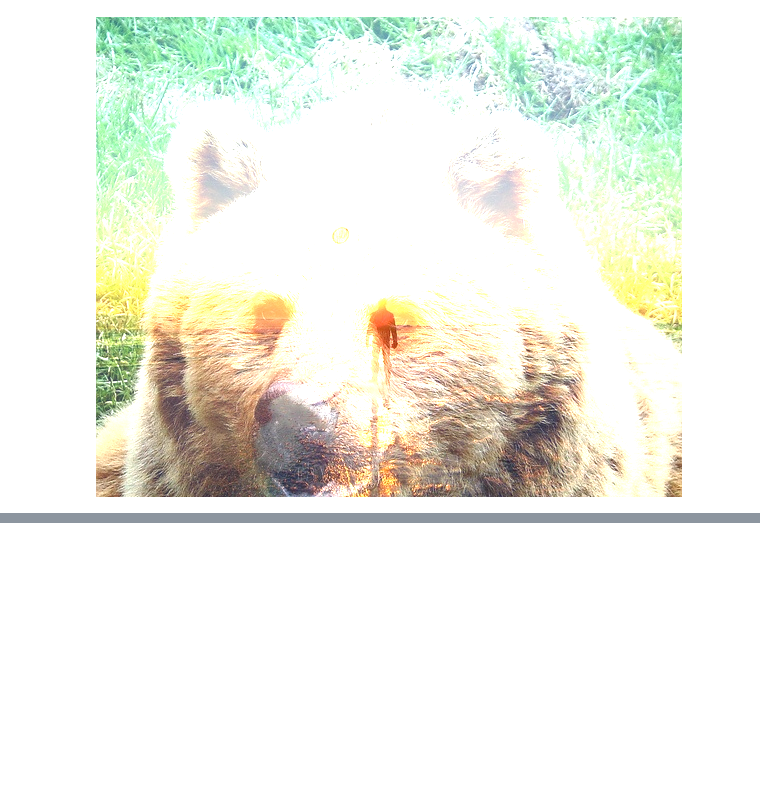
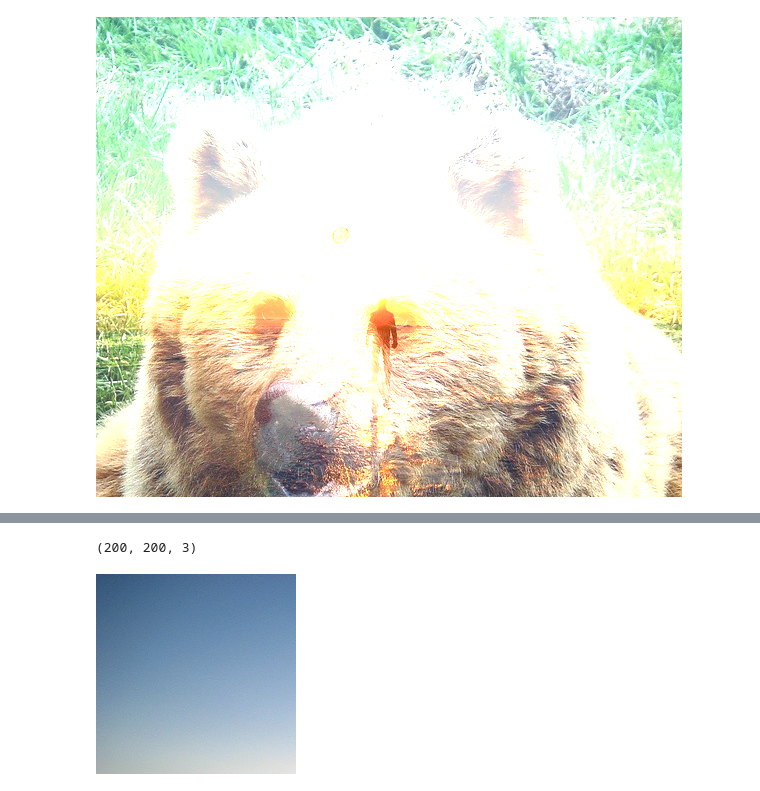
Before and after one commit to PawelKal/computer-vision-course, a Jupyter notebook: template.ipynb, the cells around one changed output, grey strips where cells are left out. Drawn from its saved outputs; the diff is of its cells as text; code cells hidden in the pictures; blank space fills up the shorter version.

```diff
--- a/template.ipynb
+++ b/template.ipynb
@@ -86,0 +91,3 @@ cv2_imshow(add_img)
+# %%
+img = cv2.imread(filename='view.jpg')
+cv2_imshow(img)
@@ -86,0 +96,7 @@ cv2_imshow(add_img)
+# %%
+left_top_square = img[:200, :200]
+print(left_top_square.shape)
+cv2_imshow(left_top_square)
+# %% [output]
+(200, 200, 3)
+[figure, added]
```
Also changed, not shown: parts of 11 cells of this notebook.
